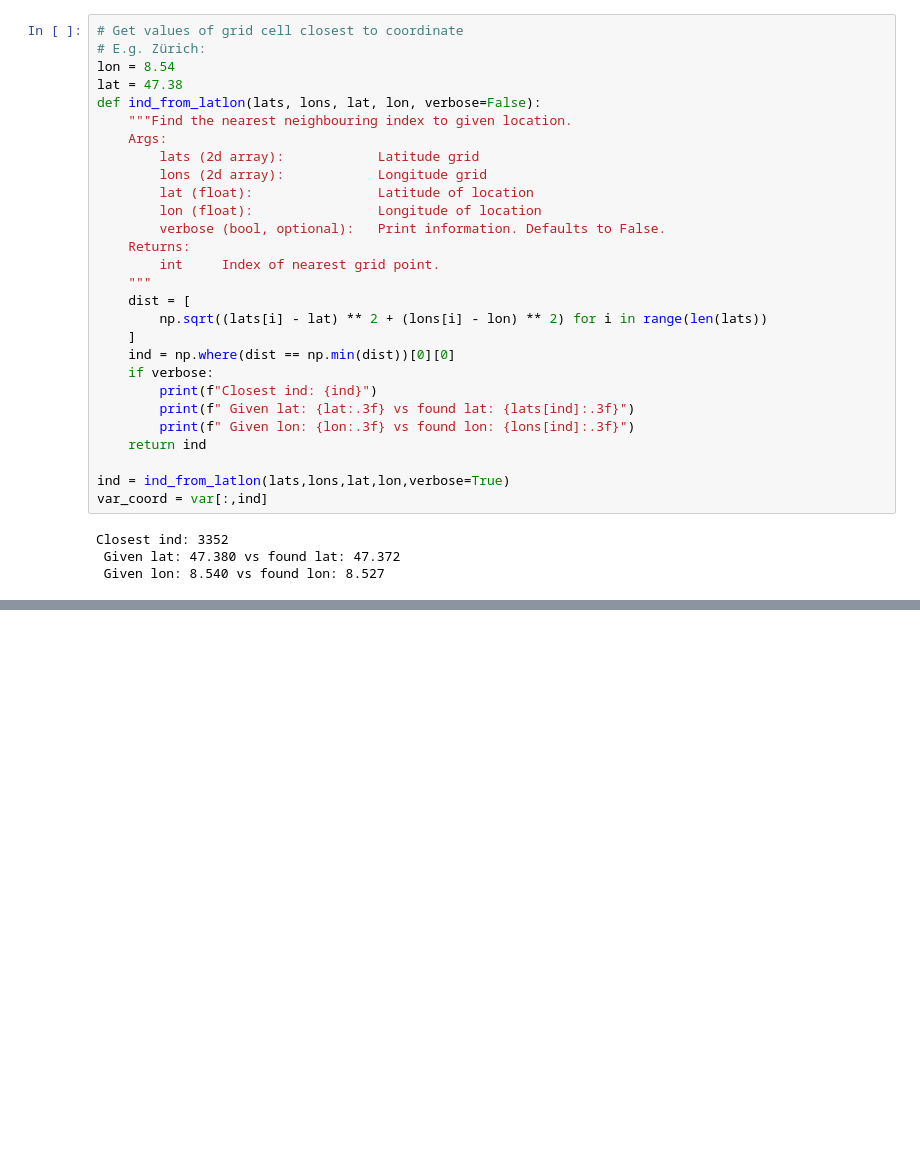
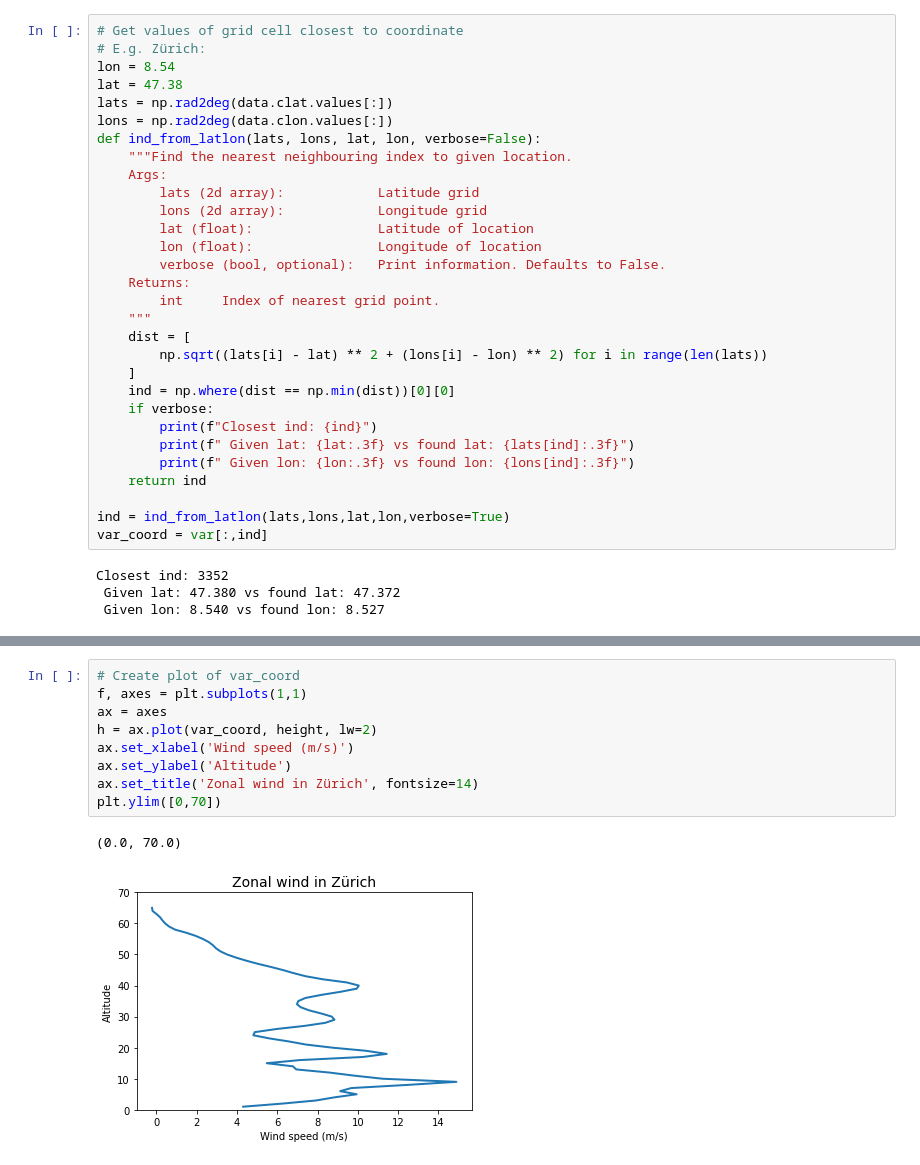
Before and after one commit to C2SM/icon-vis, a Jupyter notebook: psyplot/height_profile.ipynb, the cells around one changed output, grey strips where cells are left out. Saved outputs shown, nothing was run; the diff lists cells and outputs as text; blank space fills up the shorter version.

```diff
--- a/psyplot/height_profile.ipynb
+++ b/psyplot/height_profile.ipynb
@@ -31,6 +45,8 @@ var_mean = var.mean(axis=1)
 # E.g. Zürich:
 lon = 8.54
 lat = 47.38
+lats = np.rad2deg(data.clat.values[:])
+lons = np.rad2deg(data.clon.values[:])
 def ind_from_latlon(lats, lons, lat, lon, verbose=False):
     """Find the nearest neighbouring index to given location.
     Args:
@@ -72,0 +89,12 @@ plt.ylim([0,70])
+# %%
+# Create plot of var_coord
+f, axes = plt.subplots(1,1)
+ax = axes
+h = ax.plot(var_coord, height, lw=2)
+ax.set_xlabel('Wind speed (m/s)')
+ax.set_ylabel('Altitude')
+ax.set_title('Zonal wind in Zürich', fontsize=14)
+plt.ylim([0,70])
+# %% [output]
+(0.0, 70.0)
+[figure, added]
```
Also changed, not shown: parts of 5 cells of this notebook, 2 other files.
